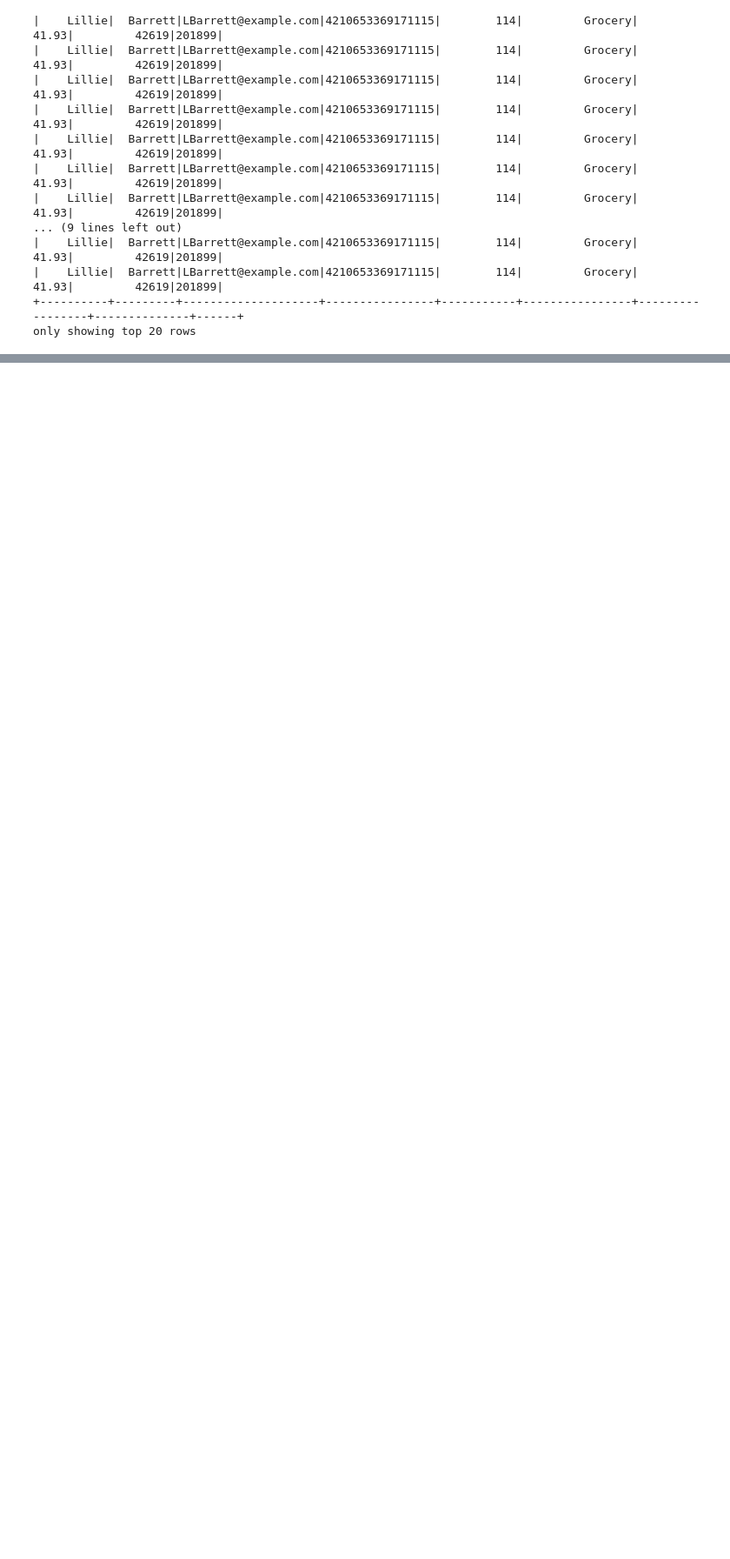
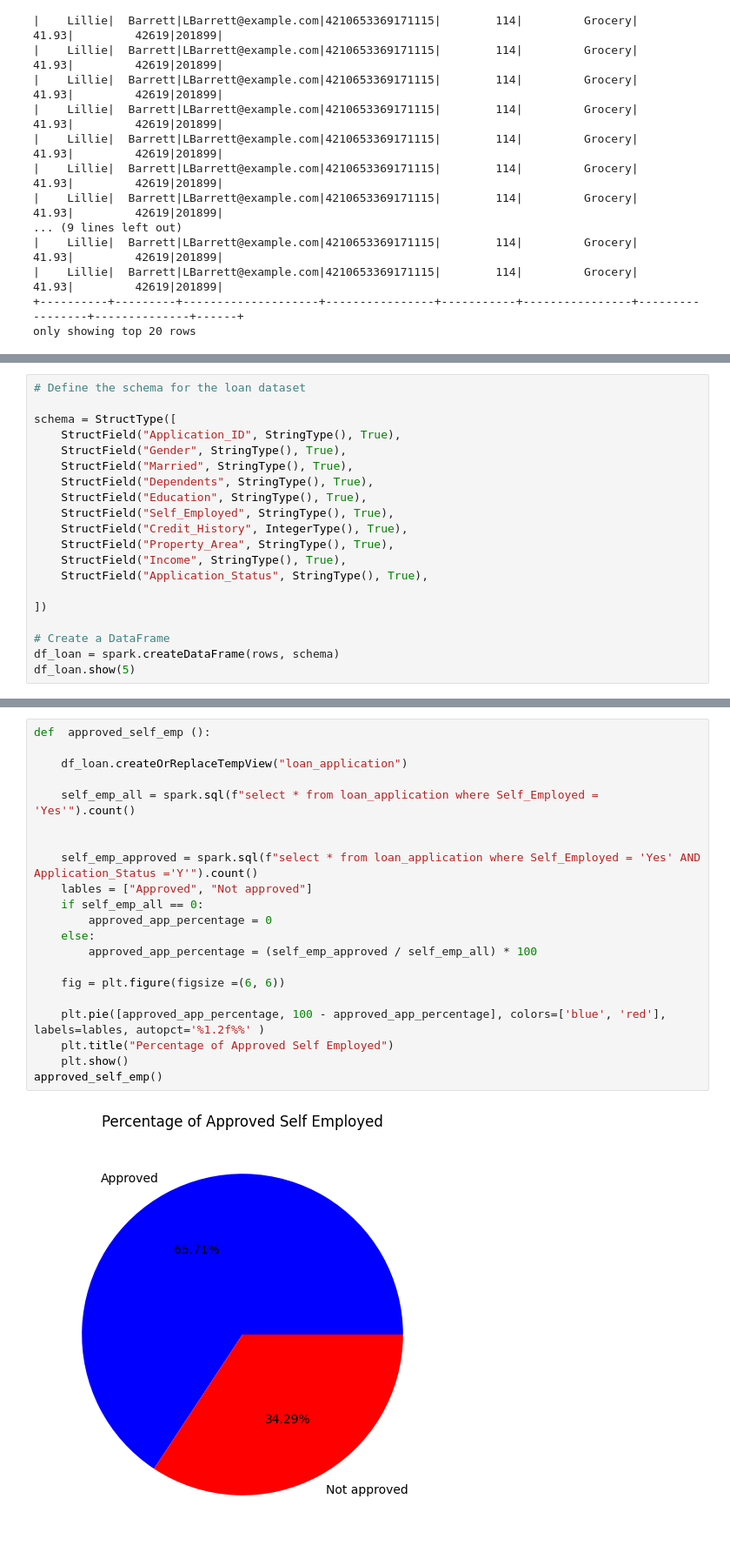
Before and after one commit to kidistG/CAPSTONE-Data-Engineering, a Jupyter notebook: Capstone_Project_Data_Engineering.ipynb, the cells around one changed output, grey strips where cells are left out. Shown at 87% size. Drawn from its saved outputs; the diff is of its cells as text; blank space fills up the shorter version.

```diff
--- a/Capstone_Project_Data_Engineering.ipynb
+++ b/Capstone_Project_Data_Engineering.ipynb
@@ -725,0 +950,20 @@ only showing top 20 rows
+# %%
+# Define the schema for the loan dataset
+
+schema = StructType([
+    StructField("Application_ID", StringType(), True),
+    StructField("Gender", StringType(), True),
+    StructField("Married", StringType(), True),
+    StructField("Dependents", StringType(), True),
+    StructField("Education", StringType(), True),
+    StructField("Self_Employed", StringType(), True),
+    StructField("Credit_History", IntegerType(), True),
+    StructField("Property_Area", StringType(), True),
+    StructField("Income", StringType(), True),
+    StructField("Application_Status", StringType(), True),
+
+])
+
+# Create a DataFrame
+df_loan = spark.createDataFrame(rows, schema)
+df_loan.show(5)
@@ -725,0 +1013,23 @@ only showing top 20 rows
+# %%
+def  approved_self_emp ():
+
+    df_loan.createOrReplaceTempView("loan_application")
+
+    self_emp_all = spark.sql(f"select * from loan_application where Self_Employed = 'Yes'").count()
+
+
+    self_emp_approved = spark.sql(f"select * from loan_application where Self_Employed = 'Yes' AND Application_Status ='Y'").count()
+    lables = ["Approved", "Not approved"]
+    if self_emp_all == 0:
+        approved_app_percentage = 0
+    else:
+        approved_app_percentage = (self_emp_approved / self_emp_all) * 100
+
+    fig = plt.figure(figsize =(6, 6))
+
+    plt.pie([approved_app_percentage, 100 - approved_app_percentage], colors=['blue', 'red'], labels=lables, autopct='%1.2f%%' )
+    plt.title("Percentage of Approved Self Employed")
+    plt.show()
+approved_self_emp()
+# %% [output]
+[figure, added]
```
Also changed, not shown: parts of 43 cells of this notebook, 11 other files.
